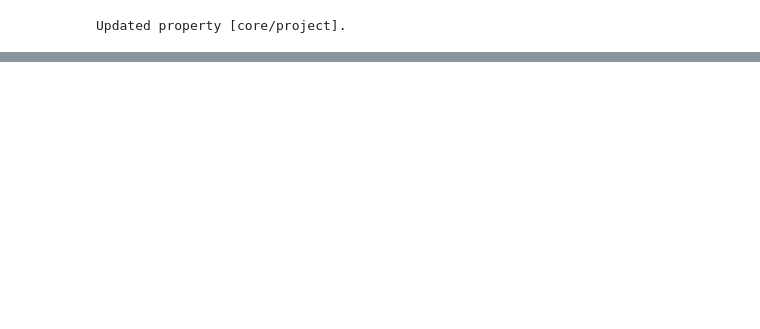
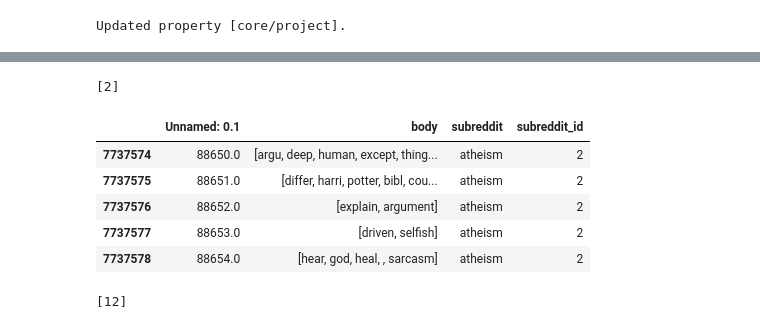
Before and after one commit to galligiuly/TFM-Which-subreddit-best-fits-my-post, a Jupyter notebook: 05_final_modelling/07.1_modelling_LRC_TFIDF.ipynb, the cells around one changed output, grey strips where cells are left out. Cells and saved outputs as stored; diff of their text form; code cells hidden in the pictures; blank space fills up the shorter version.

```diff
--- a/05_final_modelling/07.1_modelling_LRC_TFIDF.ipynb
+++ b/05_final_modelling/07.1_modelling_LRC_TFIDF.ipynb
@@ -286,0 +390,23 @@ print(np.mean(predicted_labels == data["test"]["labels"]))
+# %%
+# aww => wrong
+
+sentence2 = "God bless you for introducing me to this sub"
+# %%
+tokenizer = TweetTokenizer()
+
+text2 = tokenizer.tokenize(sentence2)
+
+result2 = model_lr.predict([text2])
+
+print(result2)
+# %% [output]
+[2]
+# %%
+model_LR_df[model_LR_df['subreddit_id'] == int(result2)].head()
+# %% [output]
+|  | Unnamed: 0.1 | body | subreddit | subreddit_id |
+| 7737574 | 88650.0 | [argu, deep, human, except, thing... | atheism | 2 |
+| 7737575 | 88651.0 | [differ, harri, potter, bibl, cou... | atheism | 2 |
+| 7737576 | 88652.0 | [explain, argument] | atheism | 2 |
+| 7737577 | 88653.0 | [driven, selfish] | atheism | 2 |
+| 7737578 | 88654.0 | [hear, god, heal, , sarcasm] | atheism | 2 |
@@ -286,0 +417,10 @@ print(np.mean(predicted_labels == data["test"]["labels"]))
+# %%
+tokenizer = TweetTokenizer()
+
+text3 = tokenizer.tokenize(sentence3)
+
+result3 = model_lr.predict([text3])
+
+print(result3)
+# %% [output]
+[12]
```
Also changed, not shown: parts of 54 cells of this notebook, 3 other files.
